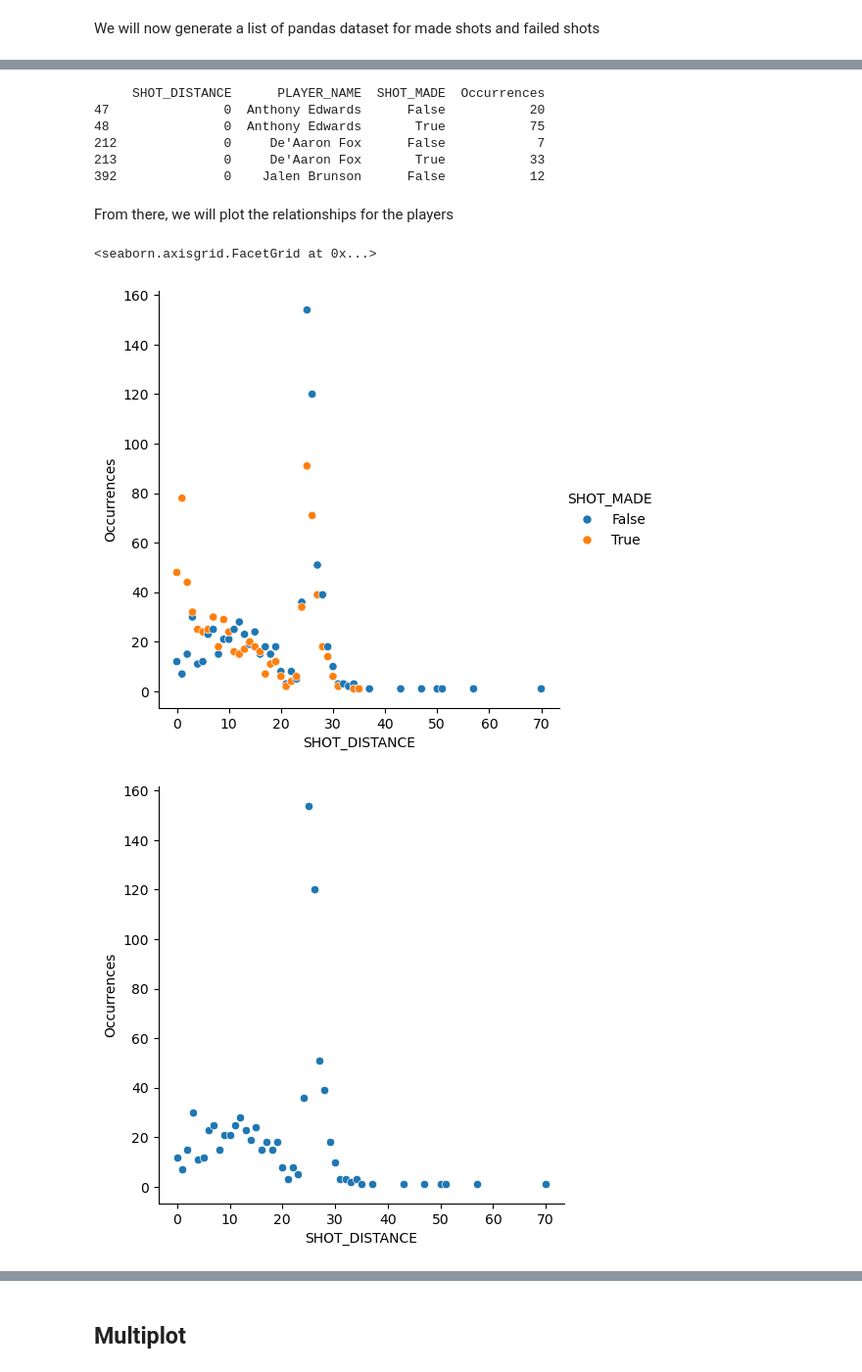
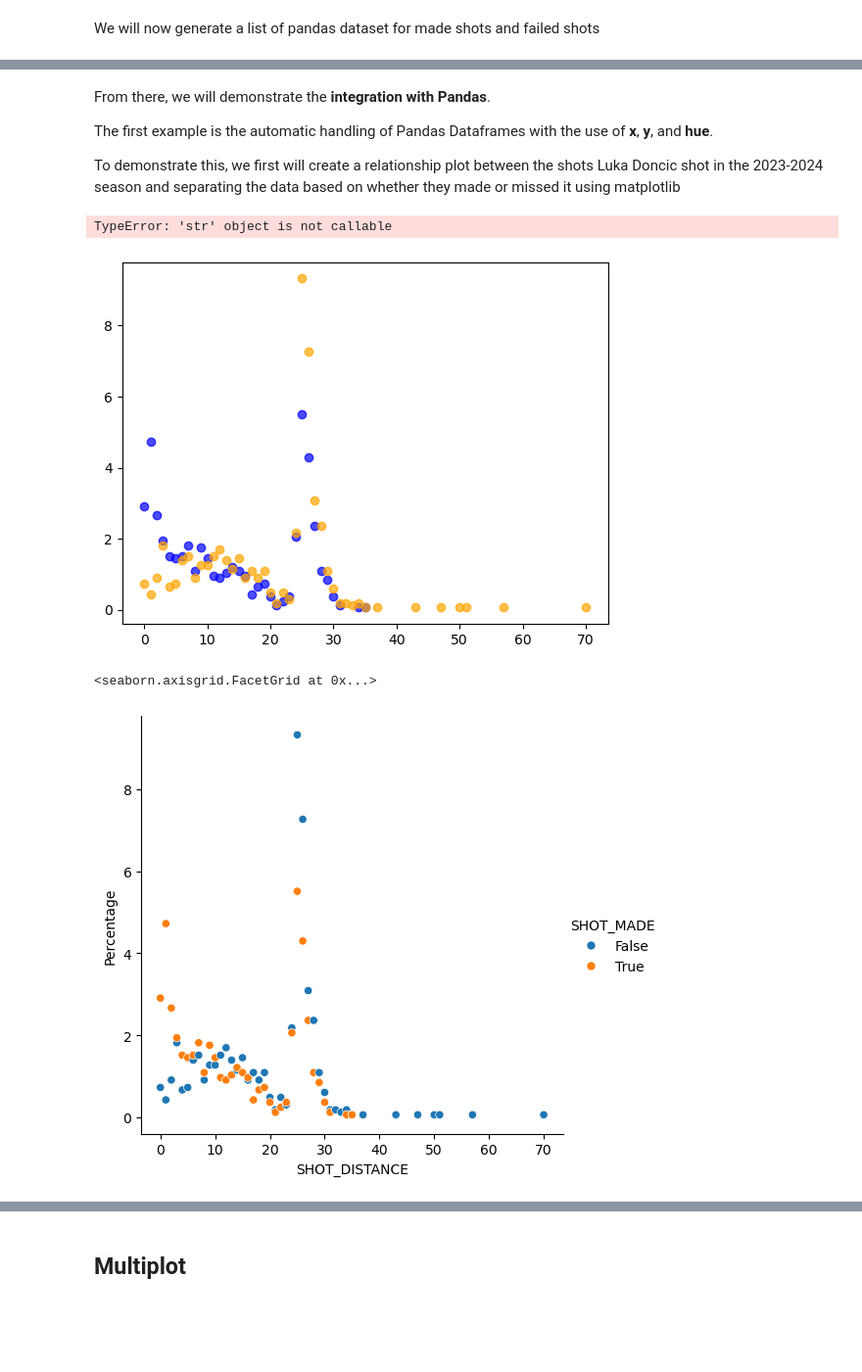
Before and after one commit to mathewh22/seaborn_lightning_talk, a Jupyter notebook: demo.ipynb, the cells around one changed output, grey strips where cells are left out. Shown at 98% size. Cells and saved outputs as stored; diff of their text form; code cells hidden in the pictures; blank space fills up the shorter version.

```diff
--- a/demo.ipynb
+++ b/demo.ipynb
@@ -61,23 +60,24 @@ print(top_5)
 # %% [markdown]
 We will now generate a list of pandas dataset for made shots and failed shots
 # %%
-
 true_list = []
 false_list=[]
 shot_list= []
 for player in top_5:
     player_shots = subset[subset['PLAYER_NAME'] == player]
     shots_by_bool = player_shots.groupby(['SHOT_DISTANCE', 'SHOT_MADE']).size().reset_index(name='Occurrences')
+    shots_by_bool['Percentage'] = (shots_by_bool['Occurrences']/shots_by_bool['Occurrences'].sum())*100
     shot_list.append(shots_by_bool)
     true_list.append(shots_by_bool[shots_by_bool['SHOT_MADE']==True])
     false_list.append(shots_by_bool[shots_by_bool['SHOT_MADE']==False])
 
 # Print Luka Doncic's stats
 
-print(top_5[0])
+print('Player Name: ' + top_5[0])
 print('Number of Shots Made at each distance')
 print(true_list[0].head())
 
+print('\n')
 print('Number of Shots Missed at each distance')
 print(false_list[0].head())
 # %% [output]
@@ -99,24 +101,27 @@ Number of Shots Missed at each distance
-# %%
-mini = subset.groupby(['SHOT_DISTANCE', 'PLAYER_NAME', 'SHOT_MADE']).size().reset_index(name='Occurrences')
-mini = mini[mini['PLAYER_NAME'].isin(top_5)]
-print(mini.head())
-# %% [output]
-     SHOT_DISTANCE      PLAYER_NAME  SHOT_MADE  Occurrences
-47               0  Anthony Edwards      False           20
-48               0  Anthony Edwards       True           75
-212              0     De'Aaron Fox      False            7
-213              0     De'Aaron Fox       True           33
-392              0    Jalen Brunson      False           12
 # %% [markdown]
-From there, we will plot the relationships for the players
+From there, we will demonstrate the **integration with Pandas**.
+
+The first example is the automatic handling of Pandas Dataframes with the use of **x**, **y**, and **hue**.
+
+To demonstrate this, we first will create a relationship plot between the shots Luka Doncic shot in the 2023-2024 season and separating the data based on whether they made or missed it using matplotlib
+# %%
+luka_data = shot_list[0]
+made_shots = luka_data[luka_data['SHOT_MADE']== True]
+missed_shots = luka_data[luka_data['SHOT_MADE']== False]
+
+
+plt.scatter(made_shots['SHOT_DISTANCE'], made_shots['Percentage'], color = 'blue', label = 'Shot Made', alpha = 0.7)
+plt.scatter(missed_shots['SHOT_DISTANCE'], missed_shots['Percentage'], color = 'orange', label = 'Shot Missed', alpha = 0.7)
+plt.xlabel('SHOT_DISTANCE')
+plt.ylabel('Percentage')
+plt.title('Shot Distribution for Luka Doncic')
+plt.legend()
+plt.show()
+# %% [output]
+TypeError: 'str' object is not callable
+[figure, added]
 # %%
-sns.relplot(data = shot_list[0], x = "SHOT_DISTANCE", y = "Occurrences",  hue = 'SHOT_MADE')
-sns.relplot(data = false_list[0], x = "SHOT_DISTANCE", y = "Occurrences")
-# sns.scatterplot(data = mini, x = "SHOT_DISTANCE", y = "Occurrences",  hue ='PLAYER_NAME', style= 'SHOT_MADE')
-# sns.lmplot(data = mini, x = "SHOT_DISTANCE", y = "Occurrences",  hue ='PLAYER_NAME', order = 2)
-# grid = sns.JointGrid(data = mini, x = "SHOT_DISTANCE", y = "Occurrences")
-# grid.plot(sns.regplot, sns.boxplot)
+sns.relplot(data = shot_list[0], x = "SHOT_DISTANCE", y = "Percentage",  hue = 'SHOT_MADE')
 # %% [output]
 <seaborn.axisgrid.FacetGrid at 0x...>
-[figure, old version]
+[figure, new version]
-[figure, removed]
```
Also changed, not shown: parts of 6 cells of this notebook.
